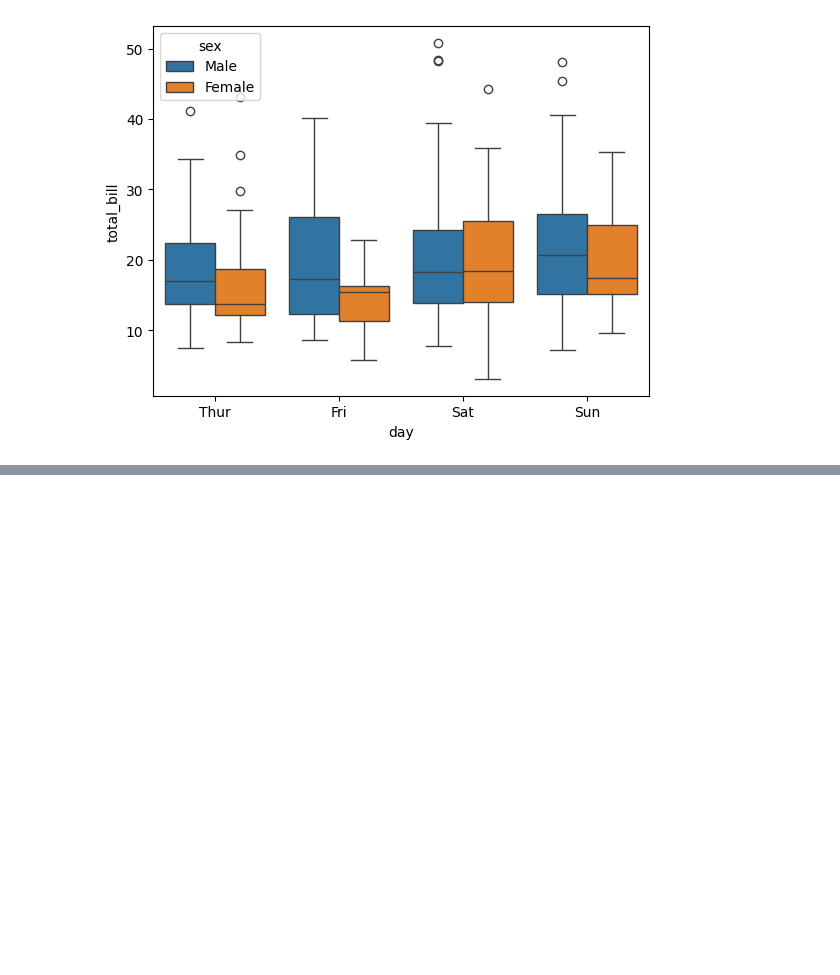
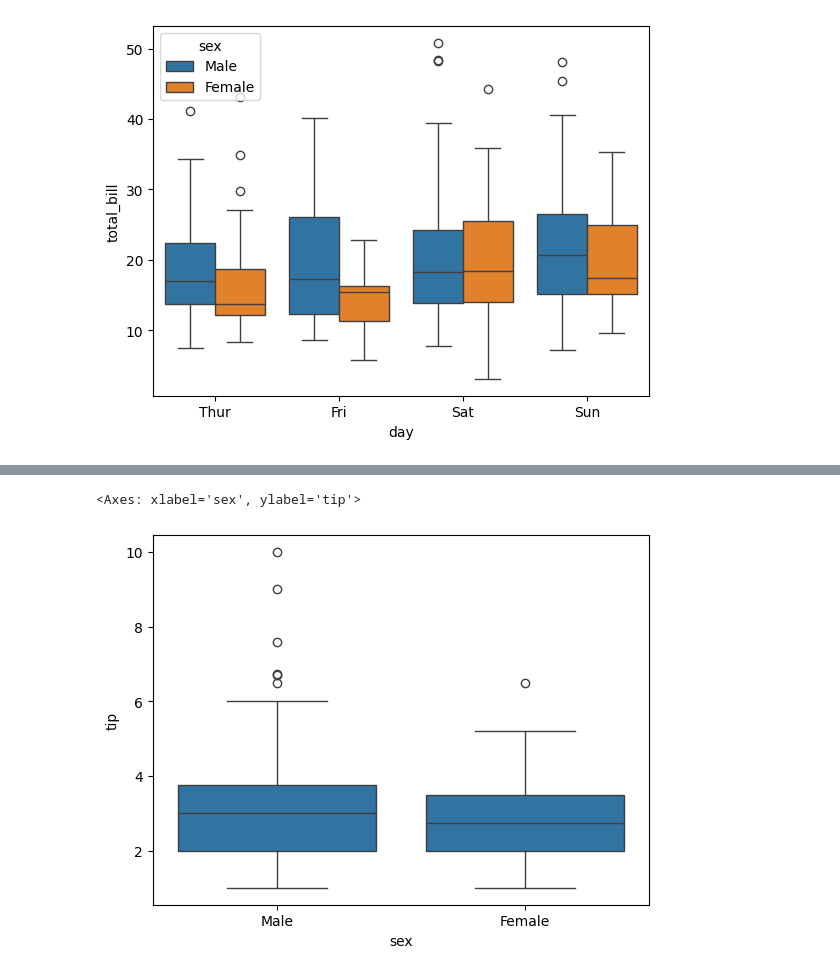
Before and after one commit to kshitij-commit/DataScience, a Jupyter notebook: 05_seaborn/03_Categorical_Plots.ipynb, the cells around one changed output, grey strips where cells are left out. Saved outputs shown, nothing was run; the diff lists cells and outputs as text; code cells hidden in the pictures; blank space fills up the shorter version.

```diff
--- a/05_seaborn/03_Categorical_Plots.ipynb
+++ b/05_seaborn/03_Categorical_Plots.ipynb
@@ -287,0 +349,9 @@ plt.show()
+# %%
+sns.boxplot(
+    data=tips,
+    x='sex',
+    y='tip'
+)
+# %% [output]
+<Axes: xlabel='sex', ylabel='tip'>
+[figure, added]
```
Also changed, not shown: parts of 9 cells of this notebook.
